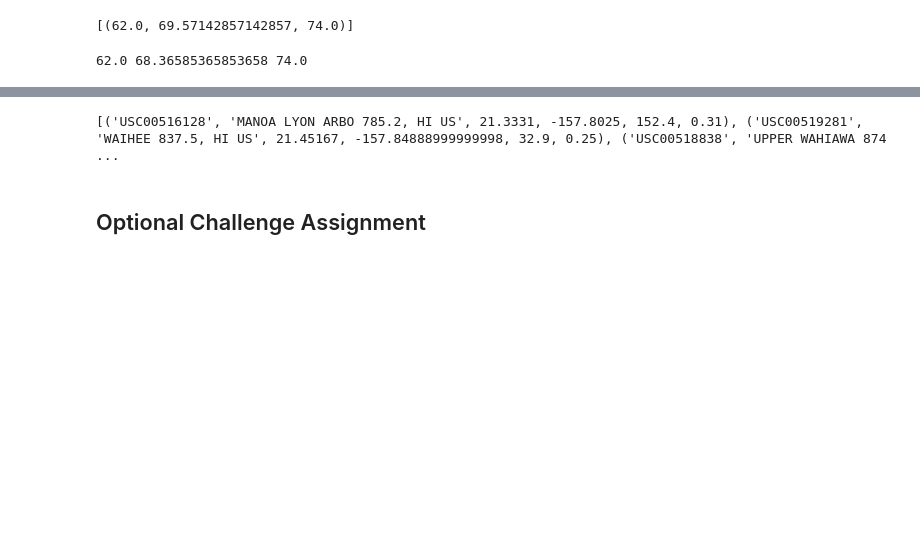
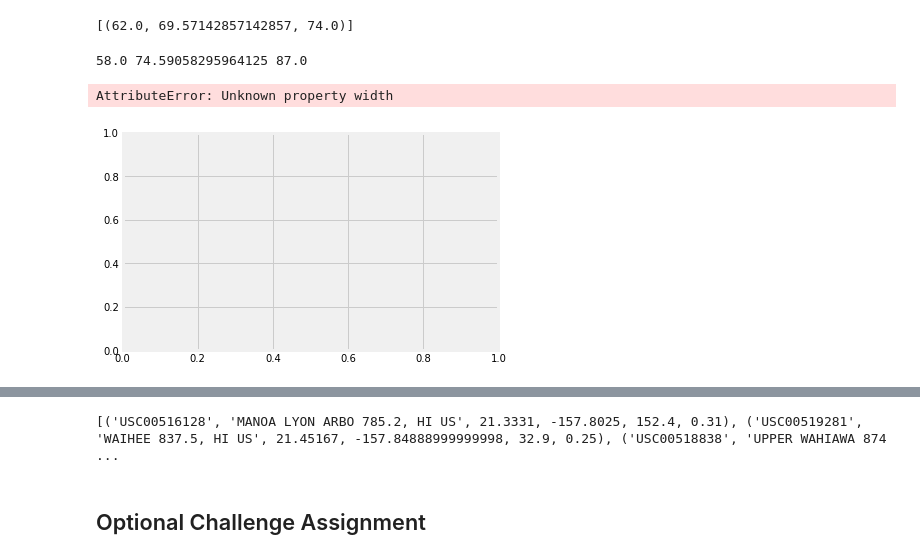
Before and after one commit to tsakurai42/data-analytics-homework, a Jupyter notebook: Assignment-10-SQLAlchemy/climate_starter.ipynb, the cells around one changed output, grey strips where cells are left out. Cells and saved outputs as stored; diff of their text form; code cells hidden in the pictures; blank space fills up the shorter version.

```diff
--- a/Assignment-10-SQLAlchemy/climate_starter.ipynb
+++ b/Assignment-10-SQLAlchemy/climate_starter.ipynb
@@ -172,8 +247,16 @@ print(calc_temps('2012-02-28', '2012-03-05'))
 # %%
 # Use your previous function `calc_temps` to calculate the tmin, tavg, and tmax
 # for your trip using the previous year's data for those same dates.
+temp_calculator_results = calc_temps(one_year_ago_date,lastdate)[0]
+(calc_min,calc_avg,calc_max) = temp_calculator_results
+print(calc_min,calc_avg,calc_max)
 # %% [output]
-62.0 68.36585365853658 74.0
+58.0 74.59058295964125 87.0
+# %%
+plt.errorbar(0,calc_avg,yerr=calc_max-calc_min,width=1)
+# %% [output]
+AttributeError: Unknown property width
+[figure, added]
 # %%
 # Plot the results from your previous query as a bar chart.
 # Use "Trip Avg Temp" as your Title
```
Also changed, not shown: parts of 12 cells of this notebook, 1 other file.
